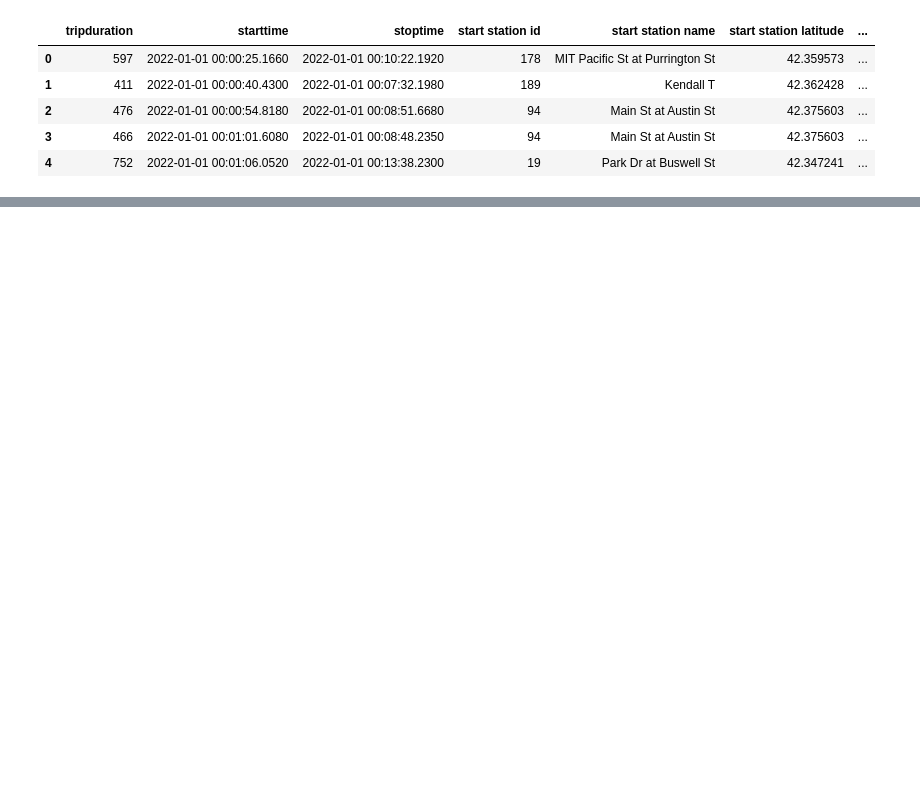
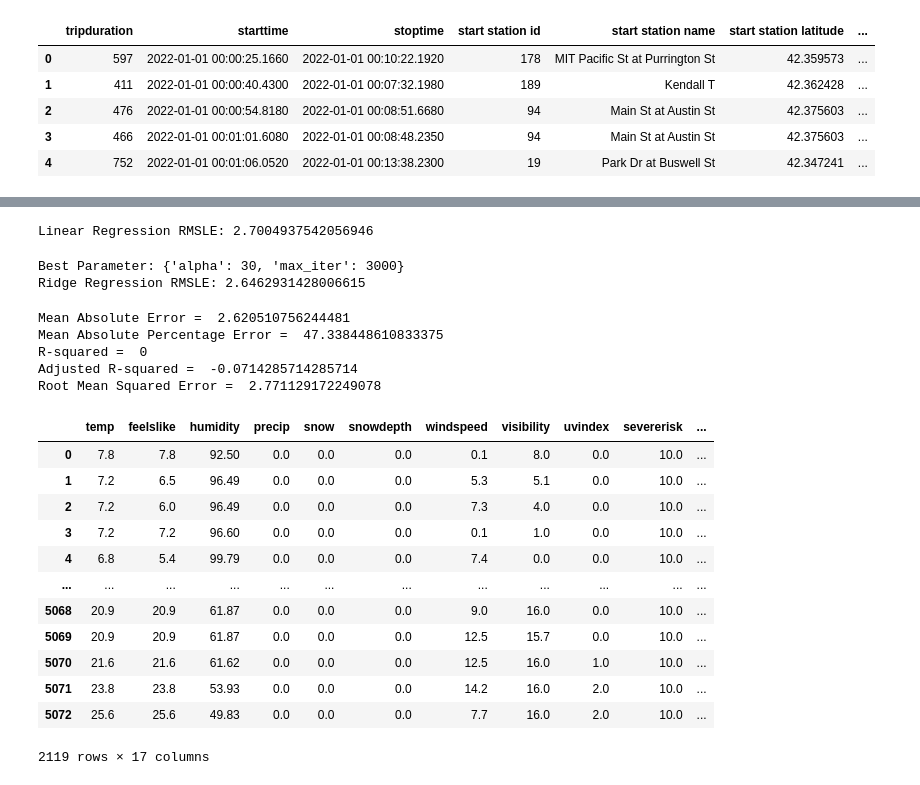
Before and after one commit to gpanagioto/bikesharingdemand_IBA22, a Jupyter notebook: Untitled1.ipynb, the cells around one changed output, grey strips where cells are left out. Saved outputs shown, nothing was run; the diff lists cells and outputs as text; code cells hidden in the pictures; blank space fills up the shorter version.

```diff
--- a/Untitled1.ipynb
+++ b/Untitled1.ipynb
@@ -49,0 +380,2 @@ stations_data[stations_data['Deployment Year'] == 2022]
+# %%
+weather_data.drop(['dew','sealevelpressure','cloudcover','solarenergy','icon','windgust','winddir','solarradiation','precipprob','conditions','preciptype','stations'], axis=1, inplace=True)
@@ -49,0 +499,41 @@ stations_data[stations_data['Deployment Year'] == 2022]
+# %%
+LRM = LinearRegression()
+log_ytest, log_ytrain = np.log1p(y_test), np.log1p(y_train)  # Log Transformation of Target Value y
+LRM.fit(X_train, log_ytrain)
+
+# Step 3 : Predict
+preds = LRM.predict(X_test)
+
+# Step 4 : Evaluate
+print ('Linear Regression RMSLE:', rmsle(log_ytest, preds, True))
+# %% [output]
+Linear Regression RMSLE: 2.7004937542056946
+# %%
+# Step 1: Create Model
+RM = Ridge()
+
+# Step 2-1 : Create GridSearchCV Object
+# Hyper-parameter List
+ridge_params = {'max_iter':[3000], 'alpha':[0.1, 1, 2, 3, 4, 10, 30, 100, 200, 300, 400, 800, 900, 1000]}
+# Evaluate Function for Cross-Validation (RMSLE score)
+rmsle_scorer = metrics.make_scorer(rmsle, greater_is_better=False)
+# Create GridSearchCV Object (with Ridge)
+gridsearch_RM = GridSearchCV(estimator=RM,
+                                      param_grid=ridge_params,
+                                      scoring=rmsle_scorer,
+                                      cv=5)
+
+# Step 2-2 : Perform Grid Search
+#log_y = np.log1p(y) # Log Transformation of Target Value y
+gridsearch_RM.fit(X_train, log_ytrain) # Train (Grid Search)
+
+print('Best Parameter:', gridsearch_RM.best_params_)
+
+# Step 3 : Predict
+preds = gridsearch_RM.best_estimator_.predict(X_test)
+
+# Step 4 : Evaluate
+print('Ridge Regression RMSLE:', rmsle(log_ytest, preds, True))
+# %% [output]
+Best Parameter: {'alpha': 30, 'max_iter': 3000}
+Ridge Regression RMSLE: 2.6462931428006615
@@ -49,0 +550,31 @@ stations_data[stations_data['Deployment Year'] == 2022]
+# %%
+mae, mape, rmse, r_squared, adjustedr2 = compute_error(log_ytest, LRM.predict(X_test))
+
+#print("Pearson’s correlation coefficient = ", rho2)
+print("Mean Absolute Error = ", mae)
+print("Mean Absolute Percentage Error = ", mape)
+print("R-squared = ", r_squared)
+print("Adjusted R-squared = ", adjustedr2)
+print("Root Mean Squared Error = ", rmse)
+# %% [output]
+Mean Absolute Error =  2.620510756244481
+Mean Absolute Percentage Error =  47.338448610833375
+R-squared =  0
+Adjusted R-squared =  -0.0714285714285714
+Root Mean Squared Error =  2.771129172249078
+# %%
+X_train
+# %% [output]
+|  | temp | feelslike | humidity | precip | snow | snowdepth | windspeed | visibility | uvindex | severerisk | ... |
+| 0 | 7.8 | 7.8 | 92.50 | 0.0 | 0.0 | 0.0 | 0.1 | 8.0 | 0.0 | 10.0 | ... |
+| 1 | 7.2 | 6.5 | 96.49 | 0.0 | 0.0 | 0.0 | 5.3 | 5.1 | 0.0 | 10.0 | ... |
+| 2 | 7.2 | 6.0 | 96.49 | 0.0 | 0.0 | 0.0 | 7.3 | 4.0 | 0.0 | 10.0 | ... |
+| 3 | 7.2 | 7.2 | 96.60 | 0.0 | 0.0 | 0.0 | 0.1 | 1.0 | 0.0 | 10.0 | ... |
+| 4 | 6.8 | 5.4 | 99.79 | 0.0 | 0.0 | 0.0 | 7.4 | 0.0 | 0.0 | 10.0 | ... |
+| ... | ... | ... | ... | ... | ... | ... | ... | ... | ... | ... | ... |
+| 5068 | 20.9 | 20.9 | 61.87 | 0.0 | 0.0 | 0.0 | 9.0 | 16.0 | 0.0 | 10.0 | ... |
+| 5069 | 20.9 | 20.9 | 61.87 | 0.0 | 0.0 | 0.0 | 12.5 | 15.7 | 0.0 | 10.0 | ... |
+| 5070 | 21.6 | 21.6 | 61.62 | 0.0 | 0.0 | 0.0 | 12.5 | 16.0 | 1.0 | 10.0 | ... |
+| 5071 | 23.8 | 23.8 | 53.93 | 0.0 | 0.0 | 0.0 | 14.2 | 16.0 | 2.0 | 10.0 | ... |
+| 5072 | 25.6 | 25.6 | 49.83 | 0.0 | 0.0 | 0.0 | 7.7 | 16.0 | 2.0 | 10.0 | ... |
+2119 rows × 17 columns
```
Also changed, not shown: parts of 80 cells of this notebook.
